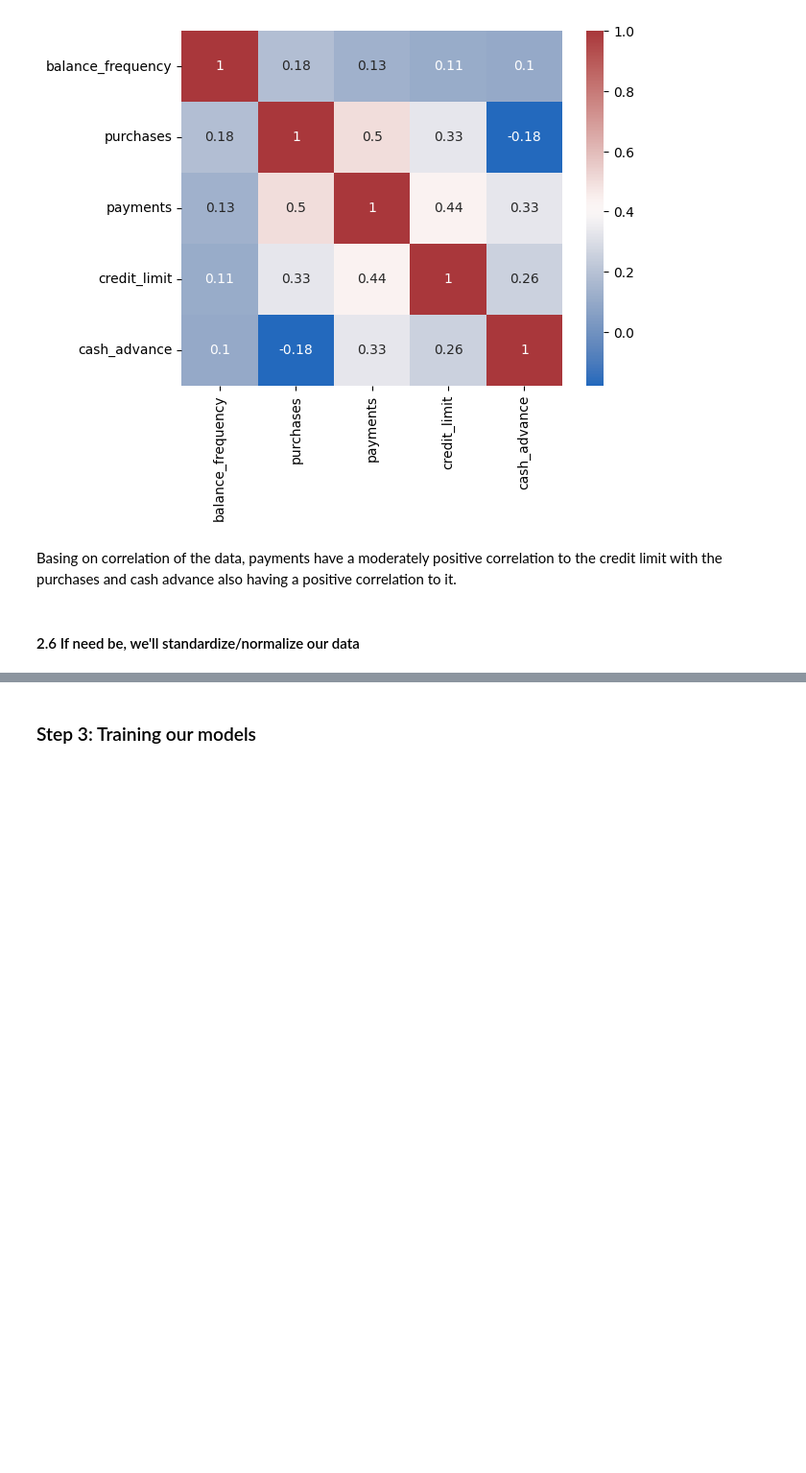
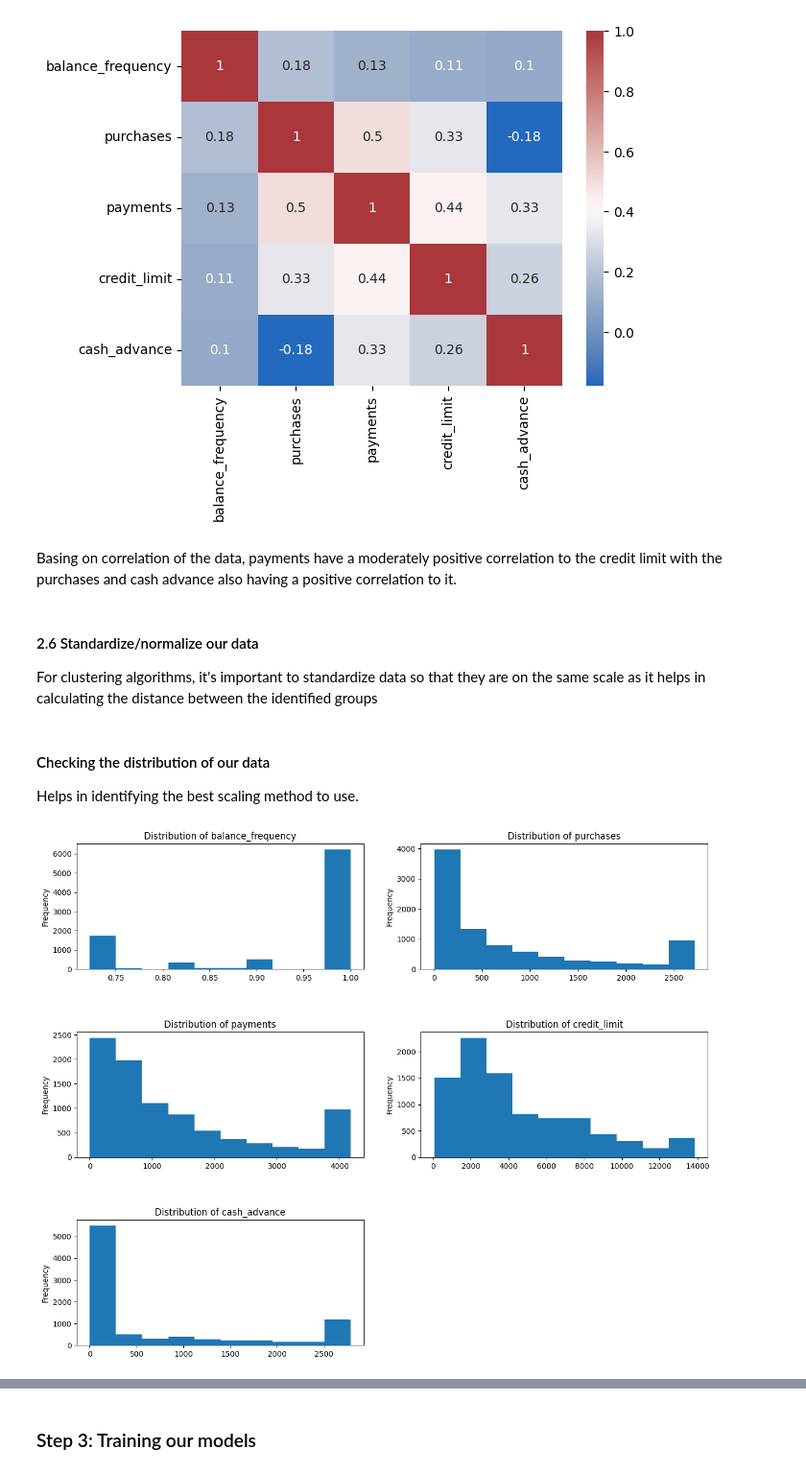
Before and after one commit to normanmunge/credit-card-clustering, a Jupyter notebook: credit-card-clustering.ipynb, the cells around one changed output, grey strips where cells are left out. Shown at 96% size. Drawn from its saved outputs; the diff is of its cells as text; code cells hidden in the pictures; blank space fills up the shorter version.

```diff
--- a/credit-card-clustering.ipynb
+++ b/credit-card-clustering.ipynb
@@ -181,4 +181,20 @@ plt.show()
 # %% [markdown]
 Basing on correlation of the data, payments have a moderately positive correlation to the credit limit with the purchases and cash advance also having a positive correlation to it.
 # %% [markdown]
-#### 2.6 If need be, we'll standardize/normalize our data
+#### 2.6 Standardize/normalize our data
+
+For clustering algorithms, it's important to standardize data so that they are on the same scale as it helps in calculating the distance between the identified groups
+# %% [markdown]
+#### Checking the distribution of our data
+Helps in identifying the best scaling method to use.
+# %%
+# Showing the distribution of data on the columns with original data
+plt.figure(figsize=(15, 12))
+plt.subplots_adjust(hspace=0.5)
+for i, col in enumerate(new_df.columns):
+    ax = plt.subplot(3,2, i + 1)
+    new_df[col].plot.hist(ax=ax)
+    ax.set_title('Distribution of {}'.format(col))
+    ax.set_xlabel("")
+# %% [output]
+[figure, added]
```
Also changed, not shown: parts of 12 cells of this notebook.
